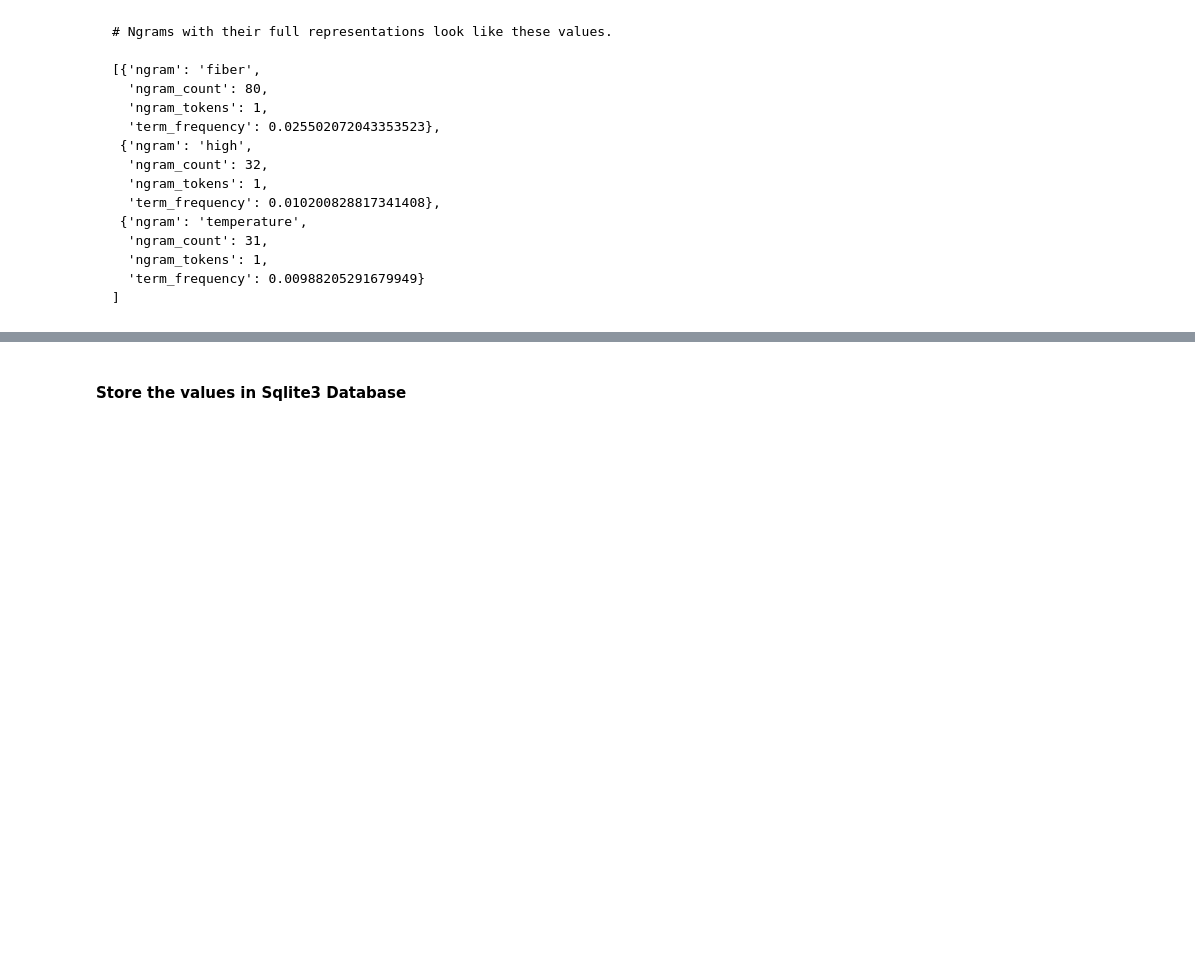
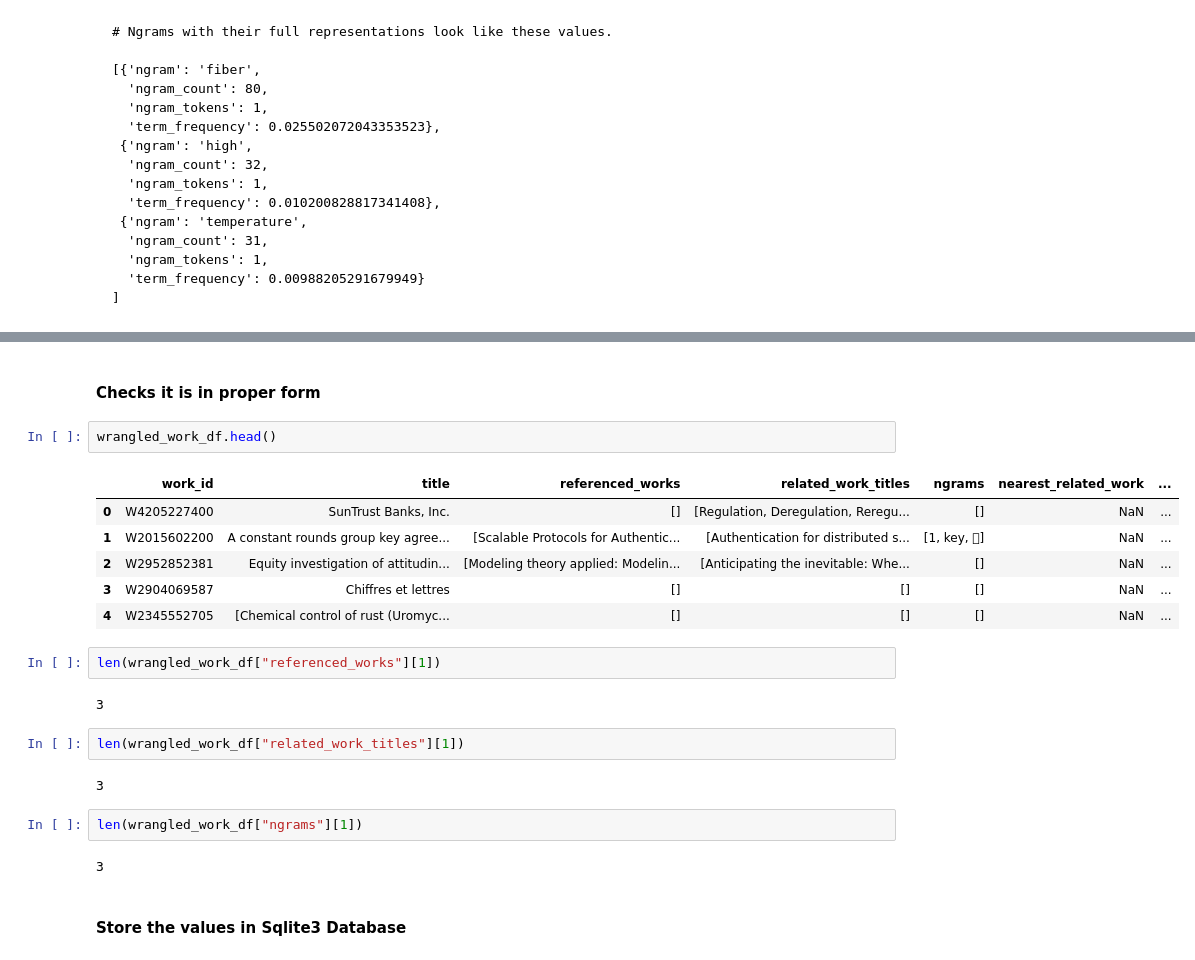
Before and after one commit to brooksideas/Hum-Labs, a Jupyter notebook: OpenAlex_Training_Dataset_Extraction_Script.ipynb, the cells around one changed output, grey strips where cells are left out. Saved outputs shown, nothing was run; the diff lists cells and outputs as text; blank space fills up the shorter version.

```diff
--- a/OpenAlex_Training_Dataset_Extraction_Script.ipynb
+++ b/OpenAlex_Training_Dataset_Extraction_Script.ipynb
@@ -267,3 +432,26 @@ dtype: object
+# %% [markdown]
+#### Checks it is in proper form
+# %%
+wrangled_work_df.head()
+# %% [output]
+|  | work_id | title | referenced_works | related_work_titles | ngrams | nearest_related_work | ... |
+| 0 | W4205227400 | SunTrust Banks, Inc. | [] | [Regulation, Deregulation, Reregu... | [] | NaN | ... |
+| 1 | W2015602200 | A constant rounds group key agree... | [Scalable Protocols for Authentic... | [Authentication for distributed s... | [1, key, ] | NaN | ... |
+| 2 | W2952852381 | Equity investigation of attitudin... | [Modeling theory applied: Modelin... | [Anticipating the inevitable: Whe... | [] | NaN | ... |
+| 3 | W2904069587 | Chiffres et lettres | [] | [] | [] | NaN | ... |
+| 4 | W2345552705 | [Chemical control of rust (Uromyc... | [] | [] | [] | NaN | ... |
+# %%
+len(wrangled_work_df["referenced_works"][1])
+# %% [output]
+3
+# %%
+len(wrangled_work_df["related_work_titles"][1])
+# %% [output]
+3
+# %%
+len(wrangled_work_df["ngrams"][1])
+# %% [output]
+3
 # %% [markdown]
 #### Store the values in Sqlite3 Database
 # %%
```
Also changed, not shown: parts of 27 cells of this notebook.
